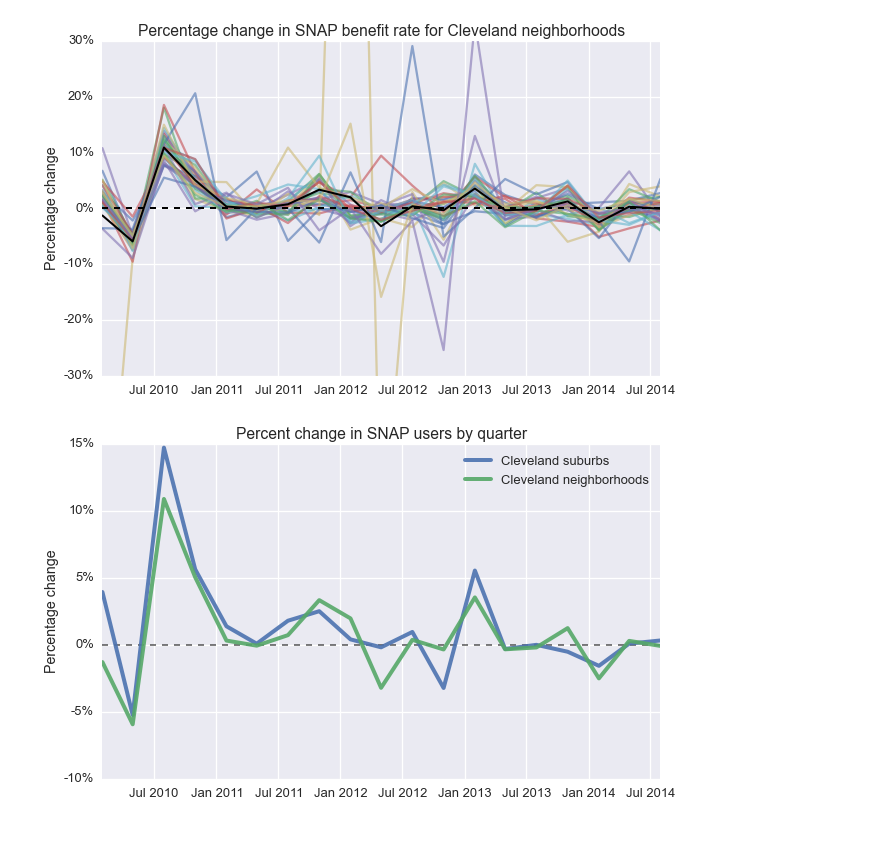
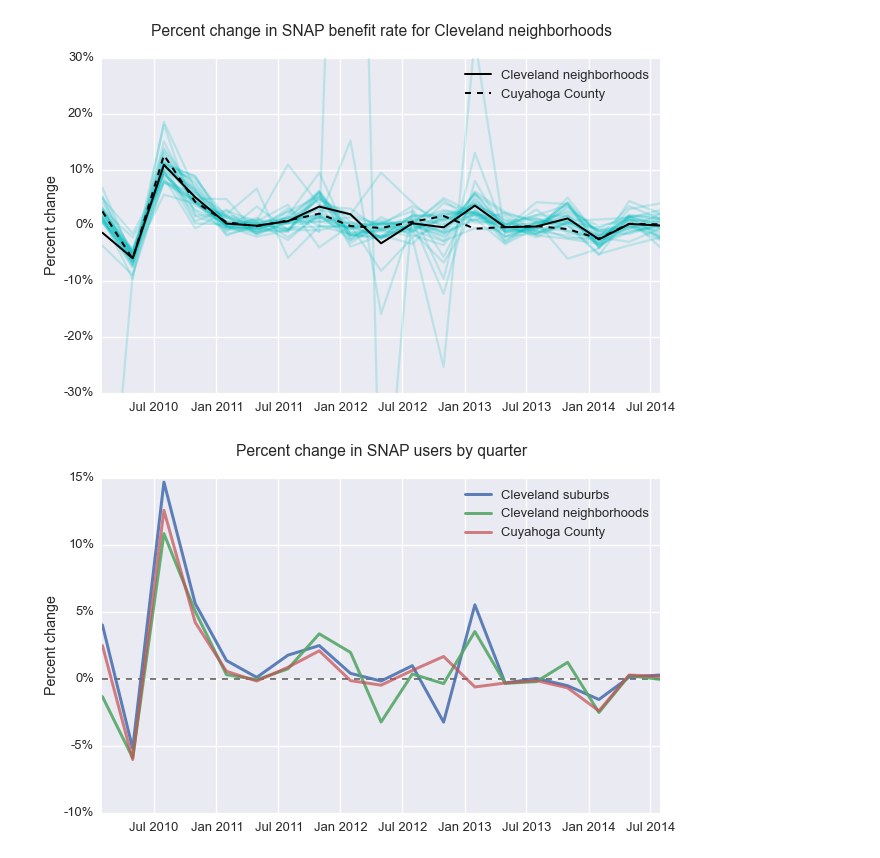
Before and after one commit to PovertyCenterCLE/Quarterly_SNAP, a Jupyter notebook: Quarterly SNAP recipients.ipynb, the cells around one changed output. Drawn from its saved outputs; the diff is of its cells as text; code cells hidden in the pictures.

```diff
--- a/Quarterly SNAP recipients.ipynb
+++ b/Quarterly SNAP recipients.ipynb
@@ -54,3 +37,10 @@ junk = ['Hopkins','Cuyahoga Valley']
+# %%
+cuy.index = ['Cuyahoga']
+cuy = cuy.iloc[:,2:]
+
+rng = pd.date_range('1/1/2010', periods=20, freq='3M')
+cuy.columns = rng
+cuy = cuy.transpose()
 # %%
 df = pd.concat([df1.iloc[:,:-1], df2.iloc[:,2:-1], df3.iloc[:,2:-1]], axis=1)
 df.index = df.Neighborhood
@@ -102,3 +84,3 @@ round(sum(cle_pop))
 # %%
-burbs_tot = burbs.iloc[:,burbs.columns.isin(pop.index)]*pop[pop.index.isin(burbs.columns)]/1000
+burbs_tot = df.iloc[:,~df.columns.isin(cleveland_neighs)]*pop[~pop.index.isin(cleveland_neighs)]/1000
 burbs_tot = burbs_tot.apply(sum, axis=1)
@@ -105,3 +107,3 @@ burbs_tot = burbs_tot.apply(sum, axis=1)
 # %%
-cle_tot = cle.iloc[:,cle.columns.isin(pop.index)]*pop[pop.index.isin(cle.columns)]/1000
+cle_tot = df.iloc[:,df.columns.isin(cleveland_neighs)]*pop[pop.index.isin(cleveland_neighs)]/1000
 cle_tot = cle_tot.apply(sum, axis=1)
@@ -184,6 +271,7 @@ def per_change2(x):
 df_change = df_pop.apply(per_change2, axis=0)
 cle_per = cle.apply(per_change2, axis=0)
 burbs_per = burbs.apply(per_change2, axis=0)
+cuy_per = cuy.apply(per_change2, axis=0)[0]
 # %%
 sns.set_style('darkgrid')
 sns.set_context('talk')
@@ -207,32 +297,34 @@ sns.set_context('talk')
 fig = plt.figure(figsize=(10,6))
 ax = fig.add_subplot(1,1,1)
 for i in cle_per:
-    plt.plot(rng[:-1],i,alpha=0.6);
+    plt.plot(rng[:-1],i,'c',alpha=0.2);
 
-plt.plot(rng[:-1], 19*[0],'k--', linewidth=2);
-plt.plot(rng[:-1], per_change2(cle_tot),'k-',linewidth=2);
-plt.title('Percentage change in SNAP benefit rate for Cleveland neighborhoods');
-plt.ylabel('Percentage change');
+plt.plot(rng[:-1], per_change2(cle_tot),'k-',linewidth=2,label='Cleveland neighborhoods');
+plt.plot(rng[:-1], cuy_per,'k--',linewidth=2,label='Cuyahoga County');
+plt.title('Percent change in SNAP benefit rate for Cleveland neighborhoods',y=1.05);
+plt.ylabel('Percent change');
+plt.legend()
 plt.ylim(-30,30);
-fmt = '%.0f%%' # Format you want the ticks, e.g. '40%'
 xticks = mtk.FormatStrFormatter(fmt)
 ax.yaxis.set_major_formatter(xticks)
 # %% [output]
-[figure, old version]
+[figure, new version]
 # %%
 sns.set_context('talk')
 fig = plt.figure(figsize=(10,6))
 ax = fig.add_subplot(1,1,1)
 
 plt.plot(rng[:-1], 19*[0],'k--', linewidth=2, alpha=0.5);
-plt.plot(rng[:-1], per_change2(burbs_tot),'-',linewidth=4, label="Cleveland suburbs",alpha=0.9);
-plt.plot(rng[:-1], per_change2(cle_tot),'-',linewidth=4, label="Cleveland neighborhoods",alpha=0.9);
+plt.plot(rng[:-1], per_change2(burbs_tot),'-',linewidth=3, label="Cleveland suburbs",alpha=0.9);
+plt.plot(rng[:-1], per_change2(cle_tot),'-',linewidth=3, label="Cleveland neighborhoods",alpha=0.9);
+plt.plot(rng[:-1], cuy_per,'-',linewidth=3, label="Cuyahoga County", alpha=0.7);
+
 plt.legend();
-plt.title('Percent change in SNAP users by quarter');
-plt.ylabel('Percentage change');
+plt.title('Percent change in SNAP users by quarter',y=1.05);
+plt.ylabel('Percent change');
 
 fmt = '%.0f%%' # Format you want the ticks, e.g. '40%'
 xticks = mtk.FormatStrFormatter(fmt)
 ax.yaxis.set_major_formatter(xticks)
 # %% [output]
-[figure, old version]
+[figure, new version]
```
Also changed, not shown: parts of 30 cells of this notebook, 3 other files.
